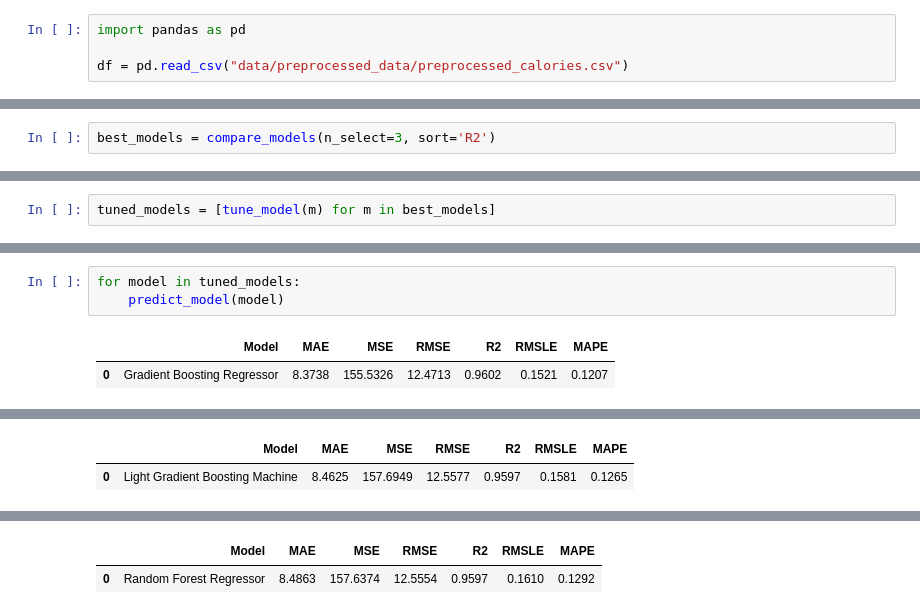
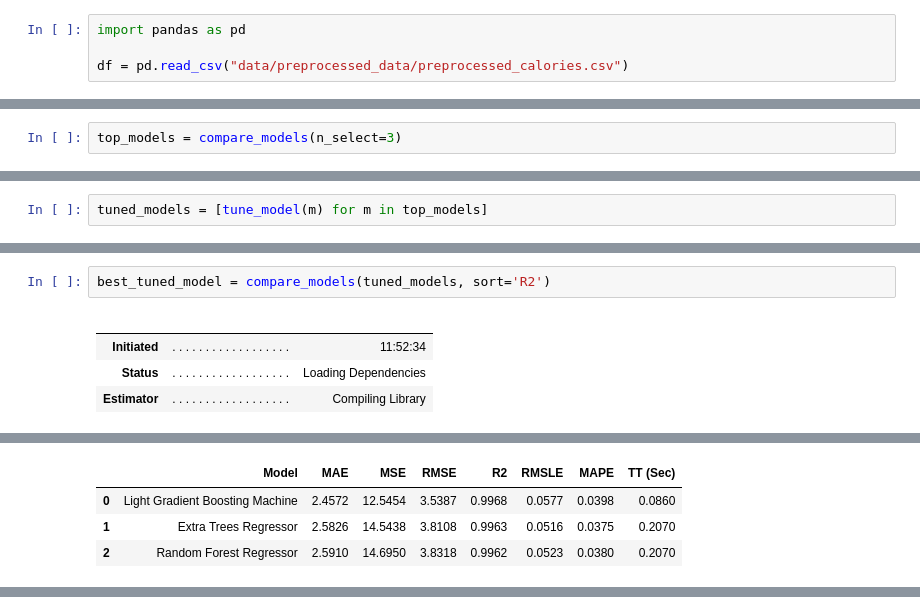
Before and after one commit to faust2077/asi_project, a Jupyter notebook: kedro/notebooks/model_search.ipynb, the cells around one changed output, grey strips where cells are left out. Drawn from its saved outputs; the diff is of its cells as text.

```diff
--- a/kedro/notebooks/model_search.ipynb
+++ b/kedro/notebooks/model_search.ipynb
@@ -49,5 +53,5 @@ regression_setup = setup(
 # %%
-best_models = compare_models(n_select=3, sort='R2')
+top_models = compare_models(n_select=3)
 # %% [output]
 |  |  |  |
 |  |  |  |
@@ -75,5 +79,5 @@ best_models = compare_models(n_select=3, sort='R2')
 # %%
-tuned_models = [tune_model(m) for m in best_models]
+tuned_models = [tune_model(m) for m in top_models]
 # %% [output]
 |  |  |  |
 |  |  |  |
@@ -142,6 +147,8 @@ Fitting 10 folds for each of 10 candidates, totalling 100 fits
 # %%
-for model in tuned_models:
-    predict_model(model)
+best_tuned_model = compare_models(tuned_models, sort='R2')
 # %% [output]
-|  | Model | MAE | MSE | RMSE | R2 | RMSLE | MAPE |
-| 0 | Gradient Boosting Regressor | 8.3738 | 155.5326 | 12.4713 | 0.9602 | 0.1521 | 0.1207 |
+|  |  |  |
+|  |  |  |
+| Initiated | . . . . . . . . . . . . . . . . . . | 11:52:34 |
+| Status | . . . . . . . . . . . . . . . . . . | Loading Dependencies |
+| Estimator | . . . . . . . . . . . . . . . . . . | Compiling Library |
@@ -148,2 +156,4 @@ for model in tuned_models:
-|  | Model | MAE | MSE | RMSE | R2 | RMSLE | MAPE |
-| 0 | Light Gradient Boosting Machine | 8.4625 | 157.6949 | 12.5577 | 0.9597 | 0.1581 | 0.1265 |
+|  | Model | MAE | MSE | RMSE | R2 | RMSLE | MAPE | TT (Sec) |
+| 0 | Light Gradient Boosting Machine | 2.4572 | 12.5454 | 3.5387 | 0.9968 | 0.0577 | 0.0398 | 0.0860 |
+| 1 | Extra Trees Regressor | 2.5826 | 14.5438 | 3.8108 | 0.9963 | 0.0516 | 0.0375 | 0.2070 |
+| 2 | Random Forest Regressor | 2.5910 | 14.6950 | 3.8318 | 0.9962 | 0.0523 | 0.0380 | 0.2070 |
@@ -153,2 +159,0 @@ for model in tuned_models:
-|  | Model | MAE | MSE | RMSE | R2 | RMSLE | MAPE |
-| 0 | Random Forest Regressor | 8.4863 | 157.6374 | 12.5554 | 0.9597 | 0.1610 | 0.1292 |
```
Also changed, not shown: parts of 11 cells of this notebook, 1 other file.
